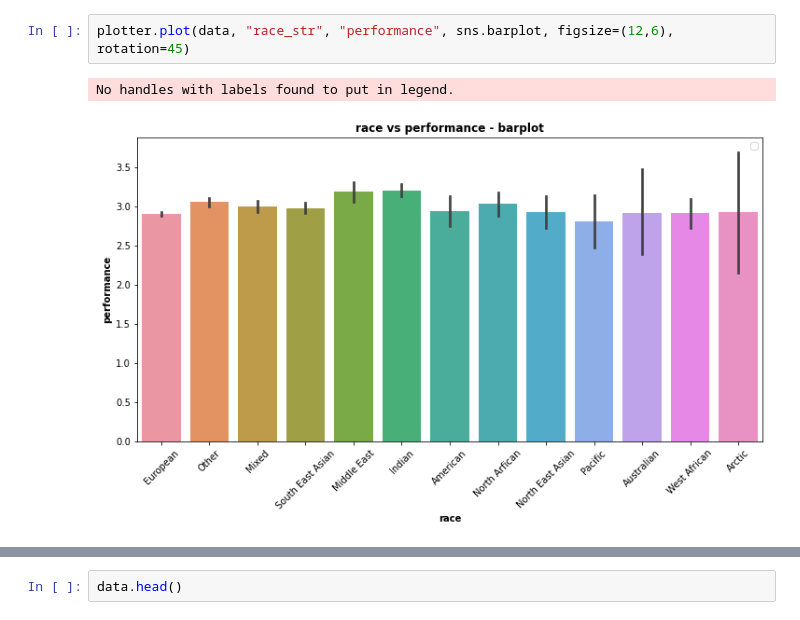
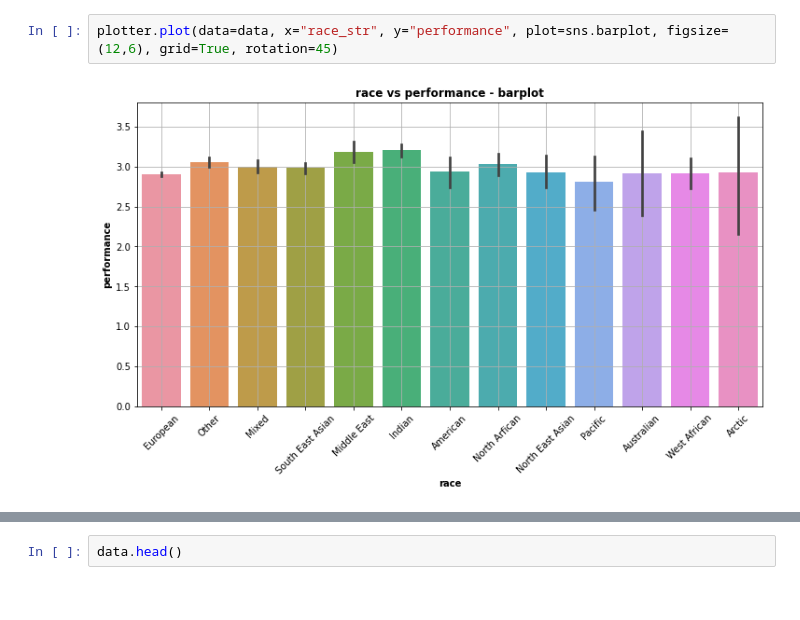
Before and after one commit to jurikjir/BigFiveAnalysis, a Jupyter notebook: explore.ipynb, the cells around one changed output, grey strips where cells are left out. Cells and saved outputs as stored; diff of their text form.

```diff
--- a/explore.ipynb
+++ b/explore.ipynb
@@ -71,5 +148,4 @@ No handles with labels found to put in legend.
 # %%
-plotter.plot(data, "race_str", "performance", sns.barplot, figsize=(12,6), rotation=45)
+plotter.plot(data=data, x="race_str", y="performance", plot=sns.barplot, figsize=(12,6), grid=True, rotation=45)
 # %% [output]
-No handles with labels found to put in legend.
-[figure, old version]
+[figure, new version]
```
Also changed, not shown: parts of 37 cells of this notebook.
